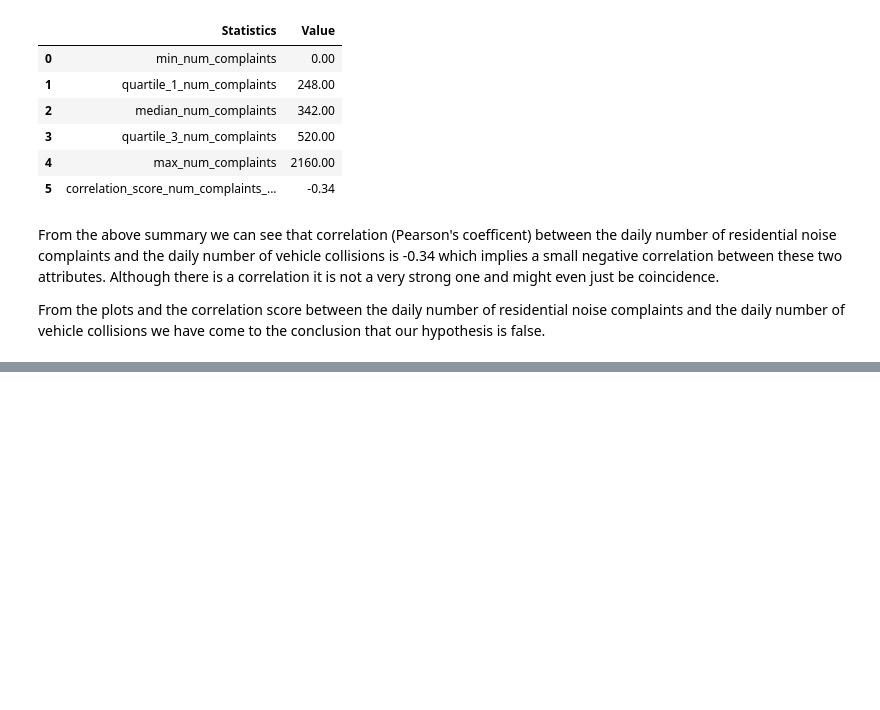
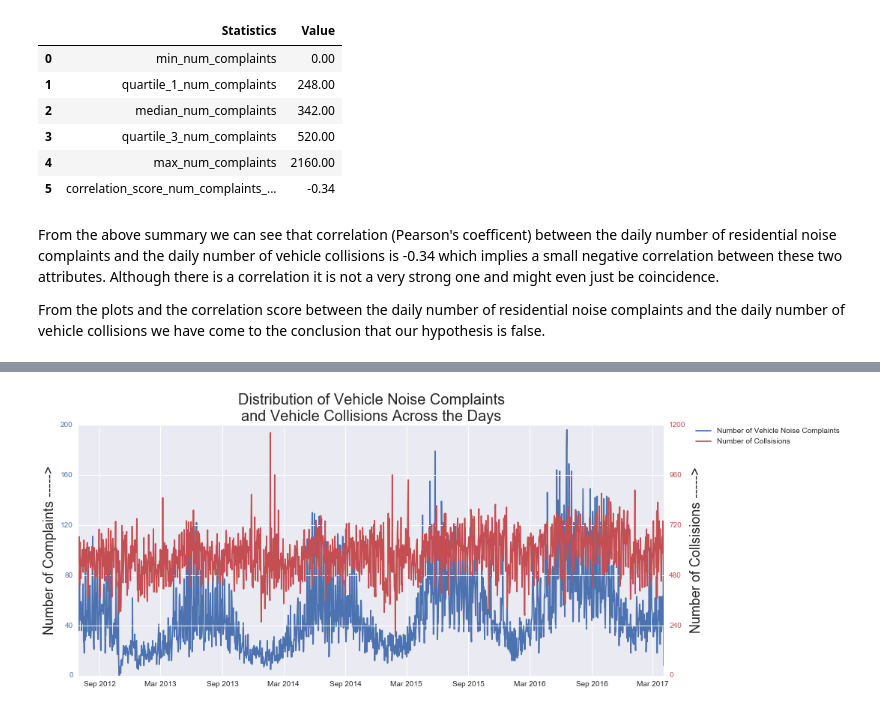
Before and after one commit to aparajita2930/NYC_Complaints_Analysis, a Jupyter notebook: results/hypothesis_2/hypothesis_2.ipynb, the cells around one changed output, grey strips where cells are left out. Cells and saved outputs as stored; diff of their text form; code cells hidden in the pictures; blank space fills up the shorter version.

```diff
--- a/results/hypothesis_2/hypothesis_2.ipynb
+++ b/results/hypothesis_2/hypothesis_2.ipynb
@@ -94,0 +158,39 @@ From the plots and the correlation score between the daily number of residential
+# %%
+veh_noise_comp_crash =  pd.read_csv("noise_complaints_crash_veh.out",
+                                names = ["date", "num_complaints", "num_collisions", "state"])
+veh_noise_comp_crash["date"] = pd.to_datetime(veh_noise_comp_crash['date'], format='%Y%m%d').dt.date
+# %%
+fig_veh, ax1 = plt.subplots(figsize=(14, 6))
+
+title = ('Distribution of Vehicle Noise Complaints'
+         '\nand Vehicle Collisions Across the Days')
+plt.title(title, fontsize=20)
+
+g1_veh = ax1.plot(veh_noise_comp_crash.date, veh_noise_comp_crash.num_complaints, 'b',
+              label='Number of Vehicle Noise Complaints')
+
+ax1.set_ylabel('Number of Complaints ----->', fontsize=18)
+ax1.set_ylim(0, 200)
+for i in ax1.get_yticklabels():
+    i.set_color('b')
+
+ax2 = ax1.twinx()
+g2_veh = ax2.plot(veh_noise_comp_crash.date, veh_noise_comp_crash.num_collisions, 'r',
+              label='Number of Collsisions')
+
+ax2.set_ylabel('Number of Collsisions ----->', fontsize=18)
+ax2.set_ylim(0, 1200)
+for i in ax2.get_yticklabels():
+    i.set_color('r')
+
+lines = g1_veh + g2_veh
+ax1.legend(lines, [l.get_label() for l in lines],
+           bbox_to_anchor=(1.05, 1), loc=2, borderaxespad=0.)
+
+ax1.set_yticks(np.linspace(ax1.get_ybound()[0], ax1.get_ybound()[1], 6))
+ax2.set_yticks(np.linspace(ax2.get_ybound()[0], ax2.get_ybound()[1], 6))
+
+plt.show()
+fig_veh.savefig("VEH_Noise_and_Crashes.jpg")
+# %% [output]
+[figure, added]
```
Also changed, not shown: parts of 23 cells of this notebook, 30 other files.
